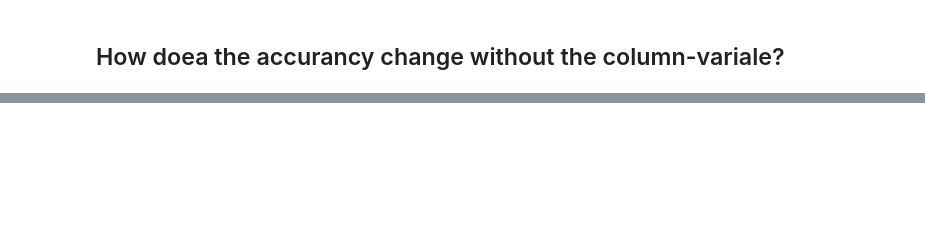
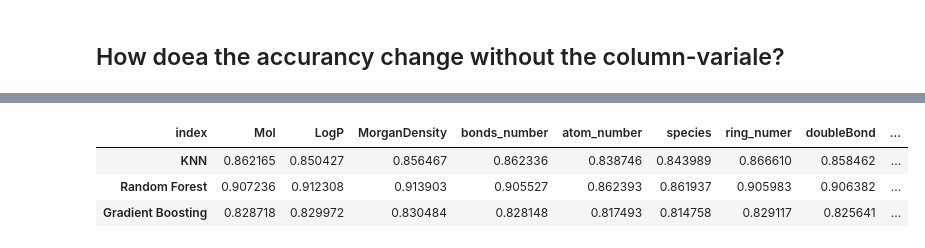
Before and after one commit to manuleo/ML_Toxicology_Testing, a Jupyter notebook: Classification_with_Smiles2.ipynb, the cells around one changed output, grey strips where cells are left out. Saved outputs shown, nothing was run; the diff lists cells and outputs as text; code cells hidden in the pictures; blank space fills up the shorter version.

```diff
--- a/Classification_with_Smiles2.ipynb
+++ b/Classification_with_Smiles2.ipynb
@@ -438,0 +557,5 @@ df1
+# %%
+    forest = RandomForestClassifier(n_estimators = 100)
+    forest.fit(new_train, y_train.ravel())
+    y_pred = forest.predict(new_test)
+    accuracy_score(y_test, y_pred)
@@ -438,0 +564,5 @@ df1
+# %%
+    forest = RandomForestClassifier(n_estimators = 100)
+    forest.fit(new_train, y_train.ravel())
+    y_pred = forest.predict(new_test)
+    accuracy_score(y_test, y_pred)
@@ -438,0 +571,2 @@ df1
+# %%
+try_features = top_features.sort_values(by=[0],ascending=False).index
@@ -438,0 +598,31 @@ df1
+# %%
+df1 = pd.DataFrame(columns = try_features, index=['KNN','Random Forest','Gradient Boosting'])
+for i in range(1,len(try_features)):
+    col = list(try_features[:i])
+    l=[]
+    new_train = X_train[col]
+    new_test = X_test[col]
+
+    neigh = KNeighborsClassifier()
+    neigh.fit(new_train, y_train.ravel())
+    y_pred = neigh.predict(new_test)
+    l.append(accuracy_score(y_test, y_pred))
+
+    forest = RandomForestClassifier(n_estimators = 100)
+    forest.fit(new_train, y_train.ravel())
+    y_pred = forest.predict(new_test)
+    l.append(accuracy_score(y_test, y_pred))
+
+    grboost = GradientBoostingClassifier()
+    grboost.fit(new_train, y_train.ravel())
+    y_pred = grboost.predict(new_test)
+    l.append(accuracy_score(y_test, y_pred))
+
+    df1[X.columns[i]] = l
+# %%
+df1
+# %% [output]
+| index | Mol | LogP | MorganDensity | bonds_number | atom_number | species | ring_numer | doubleBond | ... |
+| KNN | 0.862165 | 0.850427 | 0.856467 | 0.862336 | 0.838746 | 0.843989 | 0.866610 | 0.858462 | ... |
+| Random Forest | 0.907236 | 0.912308 | 0.913903 | 0.905527 | 0.862393 | 0.861937 | 0.905983 | 0.906382 | ... |
+| Gradient Boosting | 0.828718 | 0.829972 | 0.830484 | 0.828148 | 0.817493 | 0.814758 | 0.829117 | 0.825641 | ... |
```
Also changed, not shown: parts of 45 cells of this notebook.
